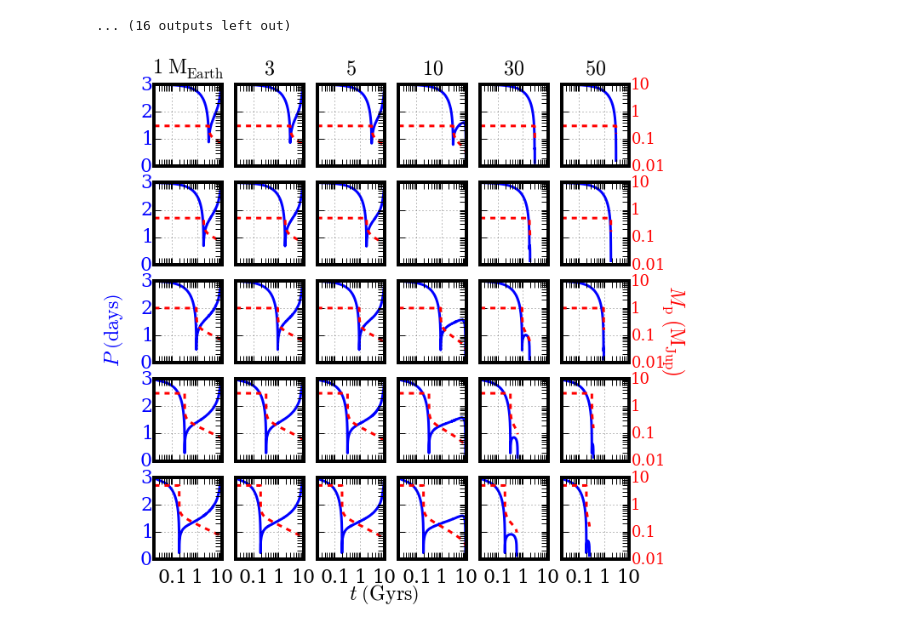
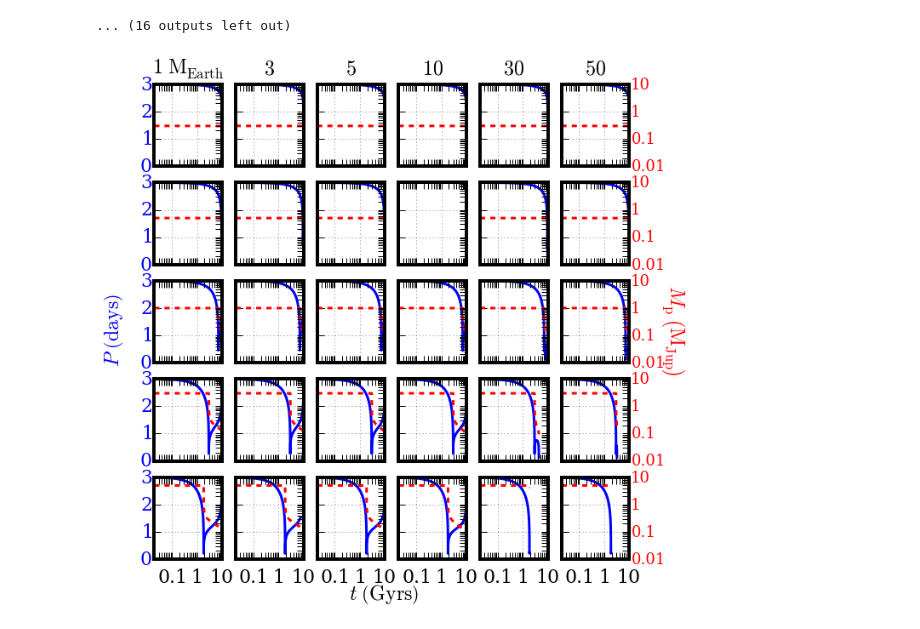
Before and after one commit to decaelus/CeMDA_tidal_evol, a Jupyter notebook: Make All Evolution Plots.ipynb, the cells around one changed output. Drawn from its saved outputs; the diff is of its cells as text; code cells hidden in the pictures.

```diff
--- a/Make All Evolution Plots.ipynb
+++ b/Make All Evolution Plots.ipynb
@@ -117,37 +117,41 @@ for i in range(len(planet_masses[:-1])):
 
         ax1.set_ylim([0, 3])
         ax1.set_xlim([0.02, 10])
         ax2.set_ylim([0.01, 10])
 
-        files = glob.glob('MESA/RLO_calculations/Mpinit_%.2f*%.2f_ME*qs5/binary_history.data' %
-                          (planet_masses[i], core_masses[j]))
+#         files = glob.glob('MESA/RLO_calculations/Mpinit_%.2f*%.2f_ME*qs5/binary_history.data' %
+#                           (planet_masses[i], core_masses[j]))
+        files = glob.glob('MESA/RLO_calculations/Mpinit_%.2f*%.2f_ME*qs6/binary_history.data' %
+                           (planet_masses[i], core_masses[j]))
+
 
         try:
-            qs5 = ms.MesaData(files[0])
+            qs = ms.MesaData(files[0])
         except:
             continue
 
-        ax1.semilogx(qs5.data('age')/1e9, qs5.data('period_days'), color='b', lw=3)
+        ax1.semilogx(qs.data('age')/1e9, qs.data('period_days'), color='b', lw=3)
         #MESA does NOT include the core mass in the mass of the planet, so I have to add it by hand.
-        ax2.loglog(qs5.data('age')/1e9, qs5.data('star_1_mass')*MSol_to_MJup, color='r', lw=3, ls='--')
+        ax2.loglog(qs.data('age')/1e9, qs.data('star_1_mass')*MSol_to_MJup, color='r', lw=3, ls='--')
 
         ax1.xaxis.set_major_formatter(ticker.FormatStrFormatter("%g"))
         ax1.yaxis.set_major_formatter(ticker.FormatStrFormatter("%i"))
 
         if(j != len(core_masses) - 1):
             ax2.yaxis.set_major_formatter(plt.NullFormatter())
         else:
             ax2.yaxis.set_major_formatter(ticker.FormatStrFormatter("%g"))
             ax2.yaxis.set_major_formatter(ticker.FormatStrFormatter("%g"))
             ax2.tick_params(axis='both', labelsize=18)
             for tl in ax2.get_yticklabels():
                 tl.set_color('r')
 
 fig.text(0.5, 0.06, '$t\ \\left( {\\rm Gyrs} \\right)$', ha='center', fontsize=24)
 fig.text(0.04, 0.5, '$P\ \\left( {\\rm days} \\right)$', va='center', rotation='vertical', fontsize=24, color='blue')
 fig.text(0.95, 0.5, '$M_{\\rm p}\ \\left( {\\rm M_{Jup}} \\right)$', va='center', rotation='-90', fontsize=24,
          color='red')
 
-fig.savefig('plot_mass_orbit_evolution_grid_qs5.eps', dpi=1000, bbox_inches='tight')
+#fig.savefig('plot_mass_orbit_evolution_grid_qs5.eps', dpi=1000, bbox_inches='tight')
+fig.savefig('plot_mass_orbit_evolution_grid_qs6.eps', dpi=1000, bbox_inches='tight')
 # %% [output]
-[figure, old version]
+[figure, new version]
```
Also changed, not shown: 6 other files.
